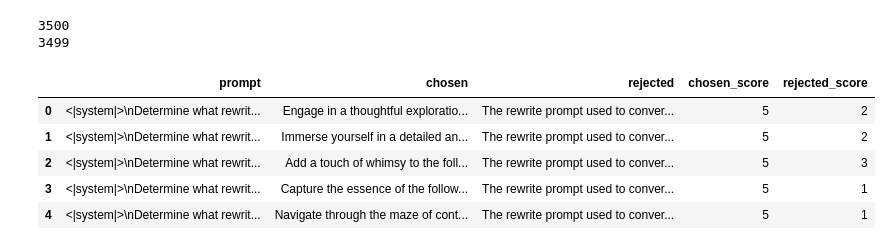
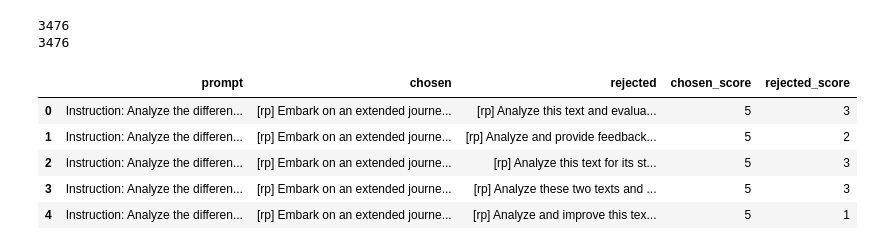
Before and after one commit to SeanGormann/llm_recovery, a Jupyter notebook: dpo_main.ipynb, the cells around one changed output. Cells and saved outputs as stored; diff of their text form; code cells hidden in the pictures.

```diff
--- a/dpo_main.ipynb
+++ b/dpo_main.ipynb
@@ -60,21 +62,21 @@ output_dir = "/llm_recovery/"
 # %%
-dataset_path = '/llm_recovery/data_generation/dpo_df_tl.csv'   #'/llm_recovery/data_generation/dpo_dataset_v1.json'
+dataset_path = '/llm_recovery/data_generation/dpo_df_phi_v5.csv'   #'/llm_recovery/data_generation/dpo_dataset_v1.json'
 dataset = pd.read_csv(dataset_path, index_col=0)
 print(len(dataset))
 # Drop rows with NaN values
 dataset = dataset.dropna()
 print(len(dataset))
 
 dataset.head()
 # %% [output]
-3500
-3499
+3476
+3476
 |  | prompt | chosen | rejected | chosen_score | rejected_score |
-| 0 | <|system|>\nDetermine what rewrit... | Engage in a thoughtful exploratio... | The rewrite prompt used to conver... | 5 | 2 |
-| 1 | <|system|>\nDetermine what rewrit... | Immerse yourself in a detailed an... | The rewrite prompt used to conver... | 5 | 2 |
-| 2 | <|system|>\nDetermine what rewrit... | Add a touch of whimsy to the foll... | The rewrite prompt used to conver... | 5 | 3 |
-| 3 | <|system|>\nDetermine what rewrit... | Capture the essence of the follow... | The rewrite prompt used to conver... | 5 | 1 |
-| 4 | <|system|>\nDetermine what rewrit... | Navigate through the maze of cont... | The rewrite prompt used to conver... | 5 | 1 |
+| 0 | Instruction: Analyze the differen... | [rp] Embark on an extended journe... | [rp] Analyze this text and evalua... | 5 | 3 |
+| 1 | Instruction: Analyze the differen... | [rp] Embark on an extended journe... | [rp] Analyze and provide feedback... | 5 | 2 |
+| 2 | Instruction: Analyze the differen... | [rp] Embark on an extended journe... | [rp] Analyze this text for its st... | 5 | 3 |
+| 3 | Instruction: Analyze the differen... | [rp] Embark on an extended journe... | [rp] Analyze these two texts and ... | 5 | 3 |
+| 4 | Instruction: Analyze the differen... | [rp] Embark on an extended journe... | [rp] Analyze and improve this tex... | 5 | 1 |
 # %%
 # Add the end-of-sequence token to each value in the 'chosen' column
 dataset['chosen'] = dataset['chosen'].apply(lambda x: x.strip() + ' ' + tokenizer.eos_token)
```
Also changed, not shown: parts of 11 cells of this notebook.
